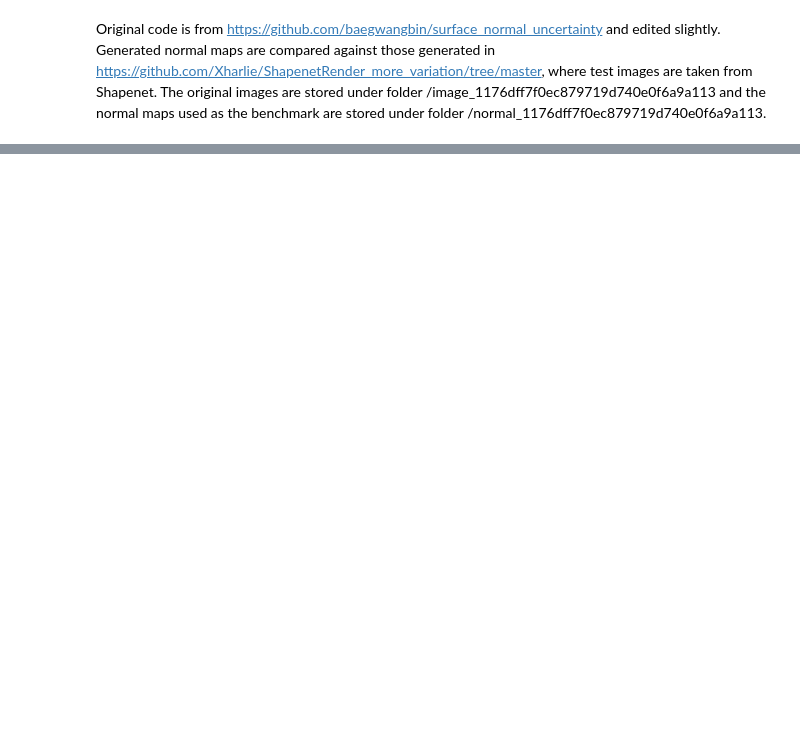
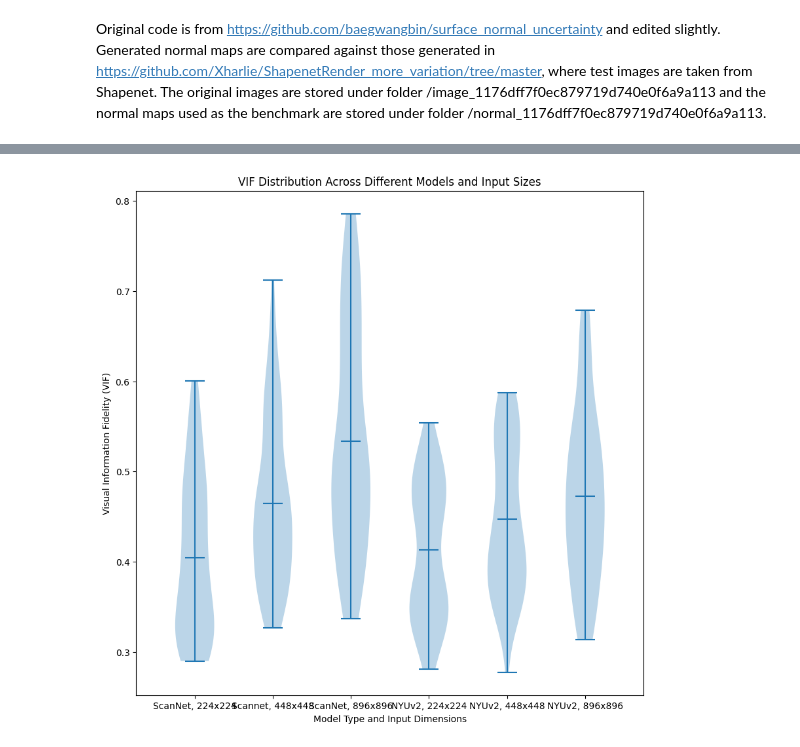
Before and after one commit to Kacper-M-Michalik/3dgs-priors, a Jupyter notebook: geometry-priors/alex-priors/exploration.ipynb, the cells around one changed output, grey strips where cells are left out. Drawn from its saved outputs; the diff is of its cells as text; code cells hidden in the pictures; blank space fills up the shorter version.

Commit message:
normals generation exploration

```diff
--- a/geometry-priors/alex-priors/exploration.ipynb
+++ b/geometry-priors/alex-priors/exploration.ipynb
@@ -83,6 +95,36 @@ for orig, new in zip(origs, news):
                 img_resized.save(os.path.join(new, filename))
     else:
         print(f"Folder {orig} not found.")
+# %%
+# masking out background
+import os
+import torchvision
+
+preds = ["results_BN", "results_resized_BN", "results_resized_extra_large_BN", "results_GN", "results_resized_GN", "results_resized_extra_large_GN"]
+true = "normal_1176dff7f0ec879719d740e0f6a9a113"
+filtereds = ["results_BN_filtered", "results_resized_BN_filtered", "results_resized_extra_large_BN_filtered", "results_GN_filtered", "results_resized_GN_filtered", "results_resized_extra_large_GN_filtered"]
+
+for (pred, filtered) in zip(preds, filtereds):
+    os.mkdir(filtered)
+    if os.path.isdir(pred):
+        for filename in os.listdir(pred):
+            if filename.lower().endswith(".png"):
+                if filename in os.listdir(true):
+                    imghat = torchvision.io.read_image(os.path.join(pred, filename)) / 255
+                    img = torchvision.io.read_image(os.path.join(true, filename)) / 255
+
+                    # ignoring background
+                    for i in range(224):
+                        for j in range(224):
+                            true_pixel = [(float(img[:, i, j][k].item()) // 0.0001) for k in range(4)]
+                            if true_pixel == [7372, 7372, 7372, 9999]:
+                                imghat[:, i, j] = img[:, i, j]
+
+                    torchvision.utils.save_image(imghat, f"{filtered}\\{filename}")
+                else:
+                    print(f"File {filename} in predicted folder has no match in true folder.")
+    else:
+        print(f"Predicted folder {pred} not found.")
 # %%
 from IPython.display import Image, display
 # In general, BN does better and larger input size does better.
@@ -145,0 +204,17 @@ Standard Deviation of PSNR for results_resized_GN: 0.31
+# %%
+import matplotlib.pyplot as plt
+fig, ax = plt.subplots()
+labels = [('results_BN_filtered', 'ScanNet, 224x224'), ('results_resized_BN_filtered', 'Scannet, 448x448'),
+          ('results_resized_extra_large_BN_filtered', 'ScanNet, 896x896'), ('results_GN_filtered', 'NYUv2, 224x224'),
+          ('results_resized_GN_filtered', 'NYUv2, 448x448'), ('results_resized_extra_large_GN_filtered', 'NYUv2, 896x896')]
+plt.violinplot([vifs[pred]["easy"] + vifs[pred]["hard"] for (pred, _) in labels], showmeans=True)
+word_labels = [lbl for (_, lbl) in labels]
+ax.set_xticks(np.arange(1, len(word_labels) + 1), labels=word_labels)
+ax.set_xlim(0.25, len(word_labels) + 0.75)
+ax.set_ylabel('Visual Information Fidelity (VIF)')
+ax.set_xlabel('Model Type and Input Dimensions')
+ax.set_title('VIF Distribution Across Different Models and Input Sizes')
+plt.rcParams["figure.figsize"] = (10, 10)
+plt.show()
+# %% [output]
+[figure, added]
```
Also changed, not shown: parts of 6 cells of this notebook.
